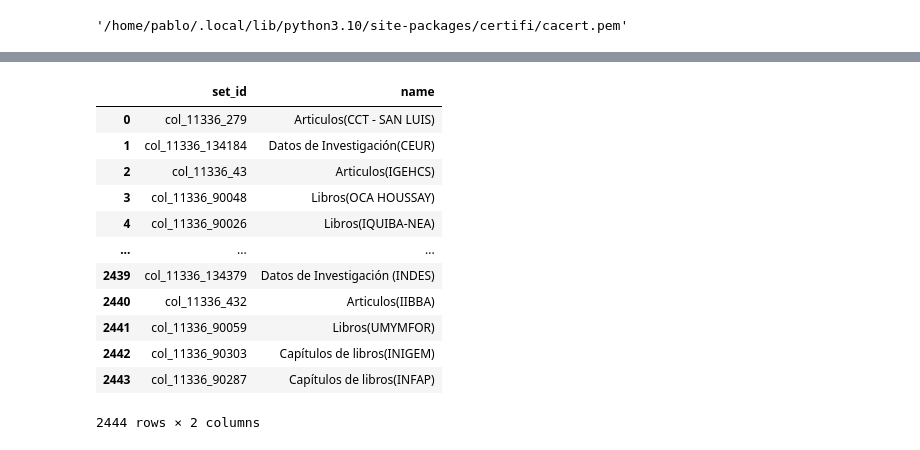
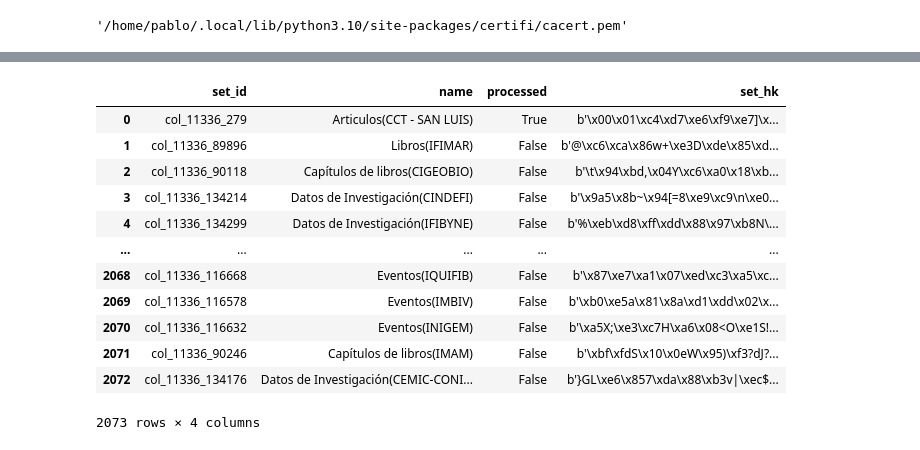
Before and after one commit to PabloDeAlbu/kedro-scholar, a Jupyter notebook: notebooks/sources/oai/01_extract/oai_extract_item_by_col.ipynb, the cells around one changed output, grey strips where cells are left out. Drawn from its saved outputs; the diff is of its cells as text; code cells hidden in the pictures.

Commit message:
update oai item by col

```diff
--- a/notebooks/sources/oai/01_extract/oai_extract_item_by_col.ipynb
+++ b/notebooks/sources/oai/01_extract/oai_extract_item_by_col.ipynb
@@ -18,7 +18,7 @@ CA_BUNDLE = os.getenv("OAI_CA_BUNDLE") or certifi.where()
 
 # Pon VERIFY_SSL=True si quieres validar el certificado con CA_BUNDLE; se desactiva por defecto
 # %%
-base_url = catalog.load('params:oai_extract_options.base_url')
-context = catalog.load('params:oai_extract_options.context')
+base_url = catalog.load('params:oai_extract_item_by_col_options.base_url')
+context = catalog.load('params:oai_extract_item_by_col_options.context')
 env = 'dev'
 # %% [output]
@@ -28,5 +28,5 @@ env = 'dev'
                              (MemoryDataset)...
 # %%
-df_set = catalog.load('dv_oai/dim_oai_set')
+df_set = catalog.load('dv_oai/dim_oai_col')
 df_set
 # %% [output]
@@ -34,14 +34,14 @@ df_set
 [interactive output not drawn]
-|  | set_id | name |
-| 0 | col_11336_279 | Articulos(CCT - SAN LUIS) |
-| 1 | col_11336_134184 | Datos de Investigación(CEUR) |
-| 2 | col_11336_43 | Articulos(IGEHCS) |
-| 3 | col_11336_90048 | Libros(OCA HOUSSAY) |
-| 4 | col_11336_90026 | Libros(IQUIBA-NEA) |
-| ... | ... | ... |
-| 2439 | col_11336_134379 | Datos de Investigación (INDES) |
-| 2440 | col_11336_432 | Articulos(IIBBA) |
-| 2441 | col_11336_90059 | Libros(UMYMFOR) |
-| 2442 | col_11336_90303 | Capítulos de libros(INIGEM) |
-| 2443 | col_11336_90287 | Capítulos de libros(INFAP) |
+|  | set_id | name | processed | set_hk |
+| 0 | col_11336_279 | Articulos(CCT - SAN LUIS) | True | b'\x00\x01\xc4\xd7\xe6\xf9\xe7]\x... |
+| 1 | col_11336_89896 | Libros(IFIMAR) | False | b'@\xc6\xca\x86w+\xe3D\xde\x85\xd... |
+| 2 | col_11336_90118 | Capítulos de libros(CIGEOBIO) | False | b'\t\x94\xbd,\x04Y\xc6\xa0\x18\xb... |
+| 3 | col_11336_134214 | Datos de Investigación(CINDEFI) | False | b'\x9a5\x8b~\x94[=8\xe9\xc9\n\xe0... |
+| 4 | col_11336_134299 | Datos de Investigación(IFIBYNE) | False | b'%\xeb\xd8\xff\xdd\x88\x97\xb8N\... |
+| ... | ... | ... | ... | ... |
+| 2068 | col_11336_116668 | Eventos(IQUIFIB) | False | b'\x87\xe7\xa1\x07\xed\xc3\xa5\xc... |
+| 2069 | col_11336_116578 | Eventos(IMBIV) | False | b'\xb0\xe5a\x81\x8a\xd1\xdd\x02\x... |
+| 2070 | col_11336_116632 | Eventos(INIGEM) | False | b'\xa5X;\xe3\xc7H\xa6\x08<O\xe1S!... |
+| 2071 | col_11336_90246 | Capítulos de libros(IMAM) | False | b'\xbf\xfdS\x10\x0eW\x95)\xf3?dJ?... |
+| 2072 | col_11336_134176 | Datos de Investigación(CEMIC-CONI... | False | b'}GL\xe6\x857\xda\x88\xb3v|\xec$... |
-2444 rows × 2 columns
+2073 rows × 4 columns
```
Also changed, not shown: parts of 9 cells of this notebook, 3 other files.
